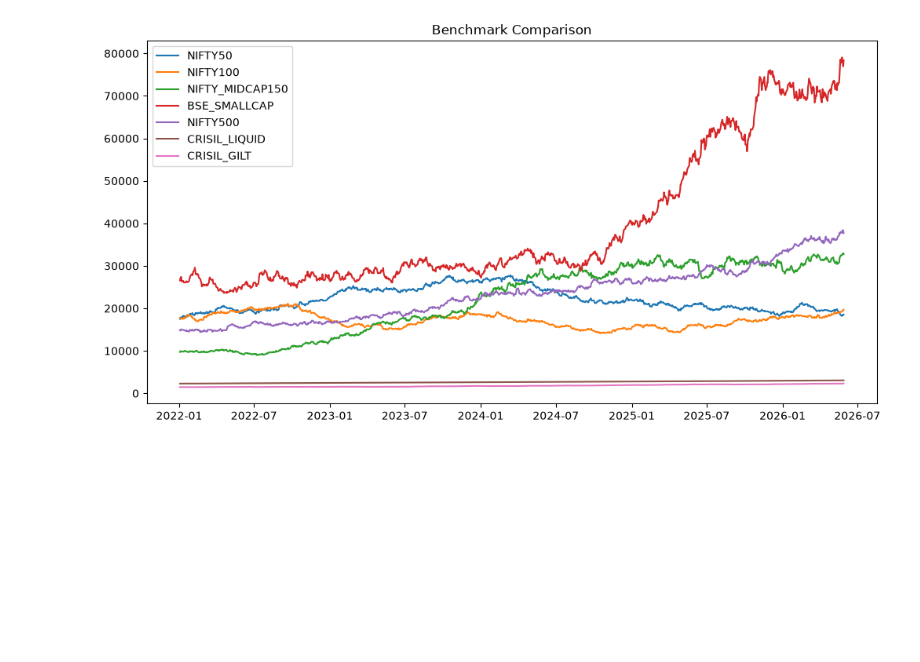
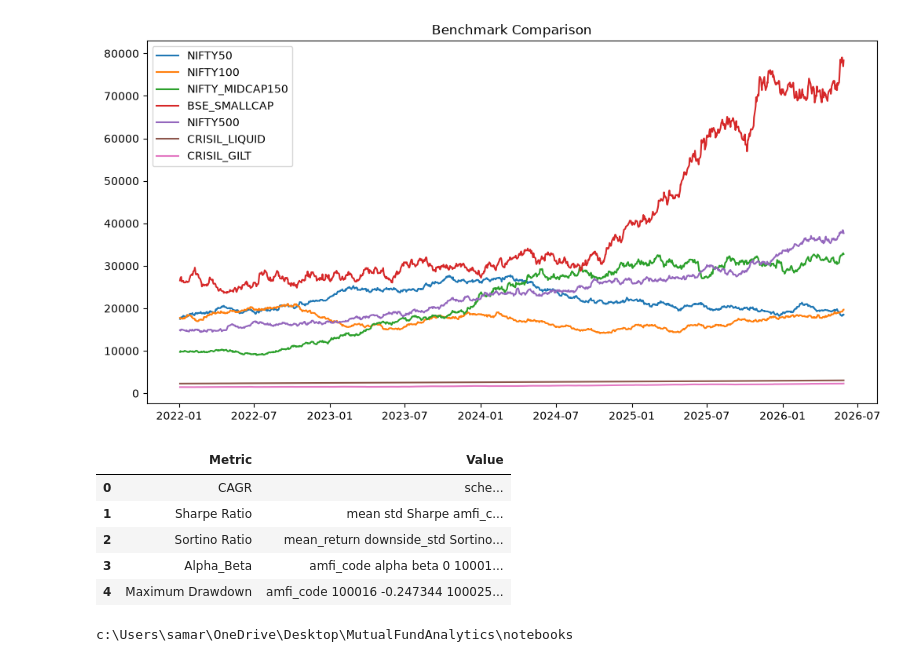
Before and after one commit to samarthmagadum/MutualFundAnalytics, a Jupyter notebook: notebooks/Performance_Analytics.ipynb, the cells around one changed output. Saved outputs shown, nothing was run; the diff lists cells and outputs as text; code cells hidden in the pictures; blank space fills up the shorter version.

Commit message:
Final project Updates: Performance, Dashboard and Advanced Analytics

```diff
--- a/notebooks/Performance_Analytics.ipynb
+++ b/notebooks/Performance_Analytics.ipynb
@@ -328,3 +348,35 @@ plt.savefig("../reports/benchmark_chart.png")
 plt.show()
 # %% [output]
 [figure]
+# %%
+performance_summary = pd.DataFrame({
+    "Metric": [
+        "CAGR",
+        "Sharpe Ratio",
+        "Sortino Ratio",
+        "Alpha_Beta",
+        "Maximum Drawdown"
+    ],
+    "Value": [
+        cagr,
+        sharpe,
+        sortino,
+        alpha_beta,
+        max_dd
+    ]
+})
+
+performance_summary
+# %% [output]
+|  | Metric | Value |
+| 0 | CAGR | sche... |
+| 1 | Sharpe Ratio | mean std Sharpe amfi_c... |
+| 2 | Sortino Ratio | mean_return downside_std Sortino... |
+| 3 | Alpha_Beta | amfi_code alpha beta 0 10001... |
+| 4 | Maximum Drawdown | amfi_code 100016 -0.247344 100025... |
+# %%
+import os
+
+print(os.getcwd())
+# %% [output]
+c:\Users\samar\OneDrive\Desktop\MutualFundAnalytics\notebooks
```
Also changed, not shown: parts of 10 cells of this notebook, 5 other files.
